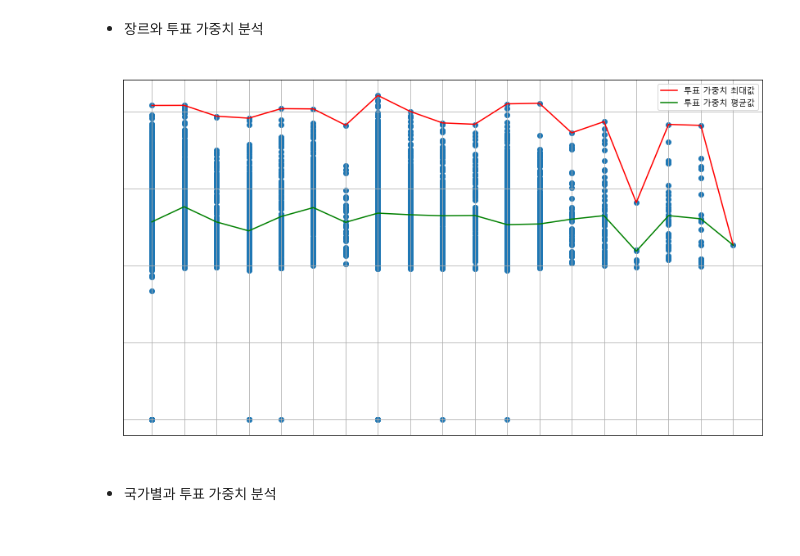
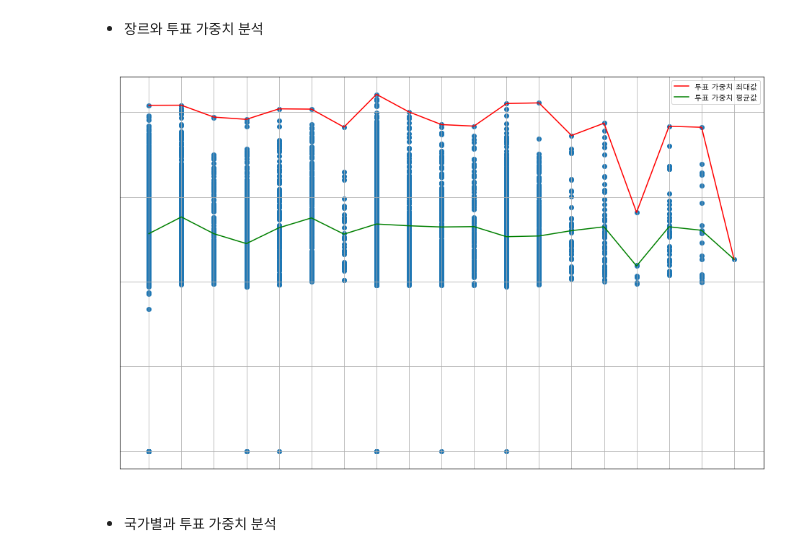
Before and after one commit to sky3085/ripple_ezen, a Jupyter notebook: ML/4.TMDBAnalysis.ipynb, the cells around one changed output. Drawn from its saved outputs; the diff is of its cells as text; code cells hidden in the pictures.

```diff
--- a/ML/4.TMDBAnalysis.ipynb
+++ b/ML/4.TMDBAnalysis.ipynb
@@ -72,19 +72,19 @@ for genre in name.genres.unique():
 genres_vote_weight_mean = pd.DataFrame(genres_vote_weight_mean, columns=['장르', 'vote_weight_mean'])
 # %%
 # 장르와 vote_weight와의 관계
-plt.figure(figsize=(14, 8))
+plt.figure(figsize=(16, 10))
 plt.title('장르와 vote_weight의 상관관계')
 plt.scatter(name.genres, name.vote_weight)
 plt.plot(genres_vote_weight_max['장르'], genres_vote_weight_max['vote_weight_max'], color='red', label='투표 가중치 최대값')
 plt.plot(genres_vote_weight_mean['장르'], genres_vote_weight_mean['vote_weight_mean'], color='green', label='투표 가중치 평균값')
 plt.ylabel('vote_weight')
 plt.xlabel('장르')
 plt.legend(labelcolor='black')
 plt.grid()
 plt.show()
 # 결과 : 드라마가 가장 높은 투표가중치를 가지고 있고, TV 영화가 가장 낮은 가중치를 가지고 있다.
 # %% [output]
-[figure, old version]
+[figure, new version]
 # %% [markdown]
 - 국가별과 투표 가중치 분석
 # %%
```
Also changed, not shown: parts of 10 cells of this notebook, 1 other file.
